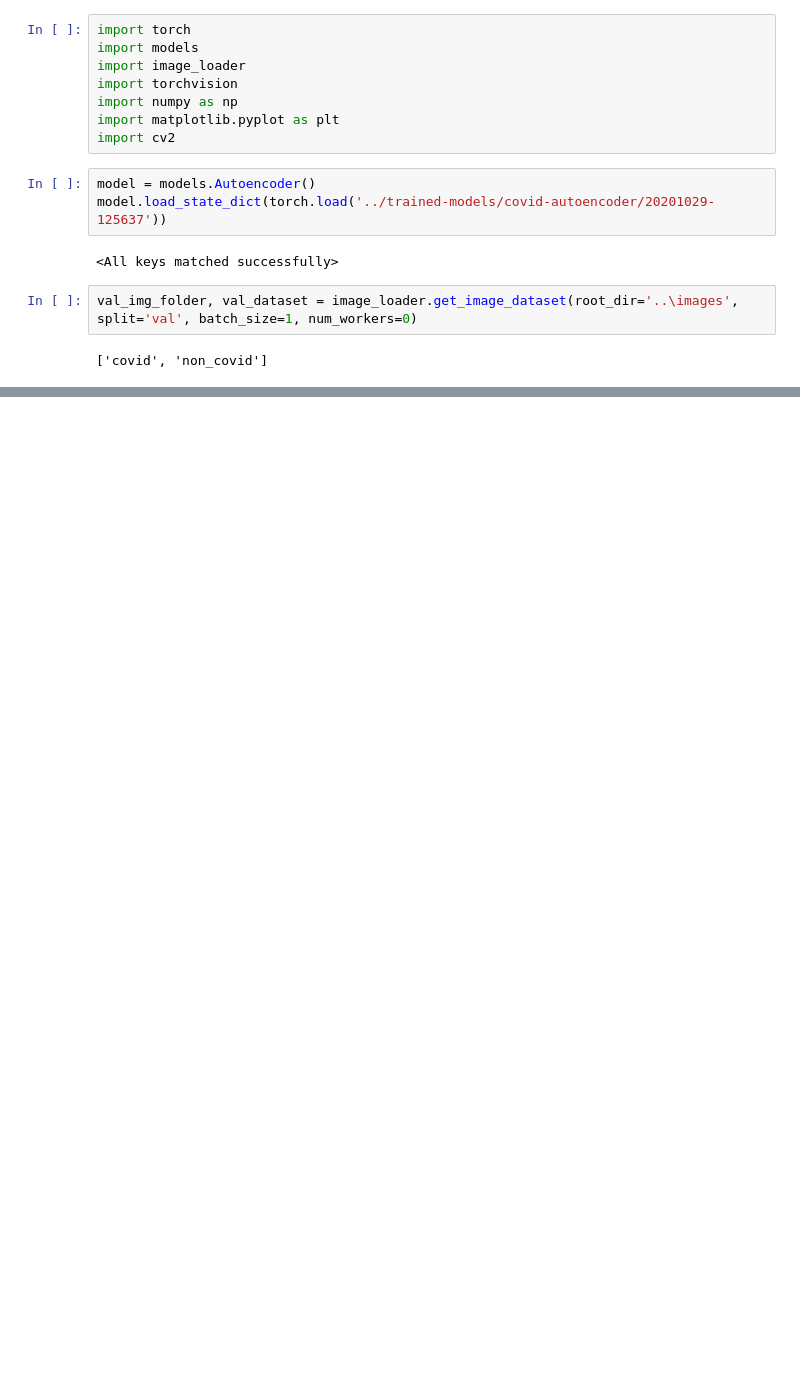
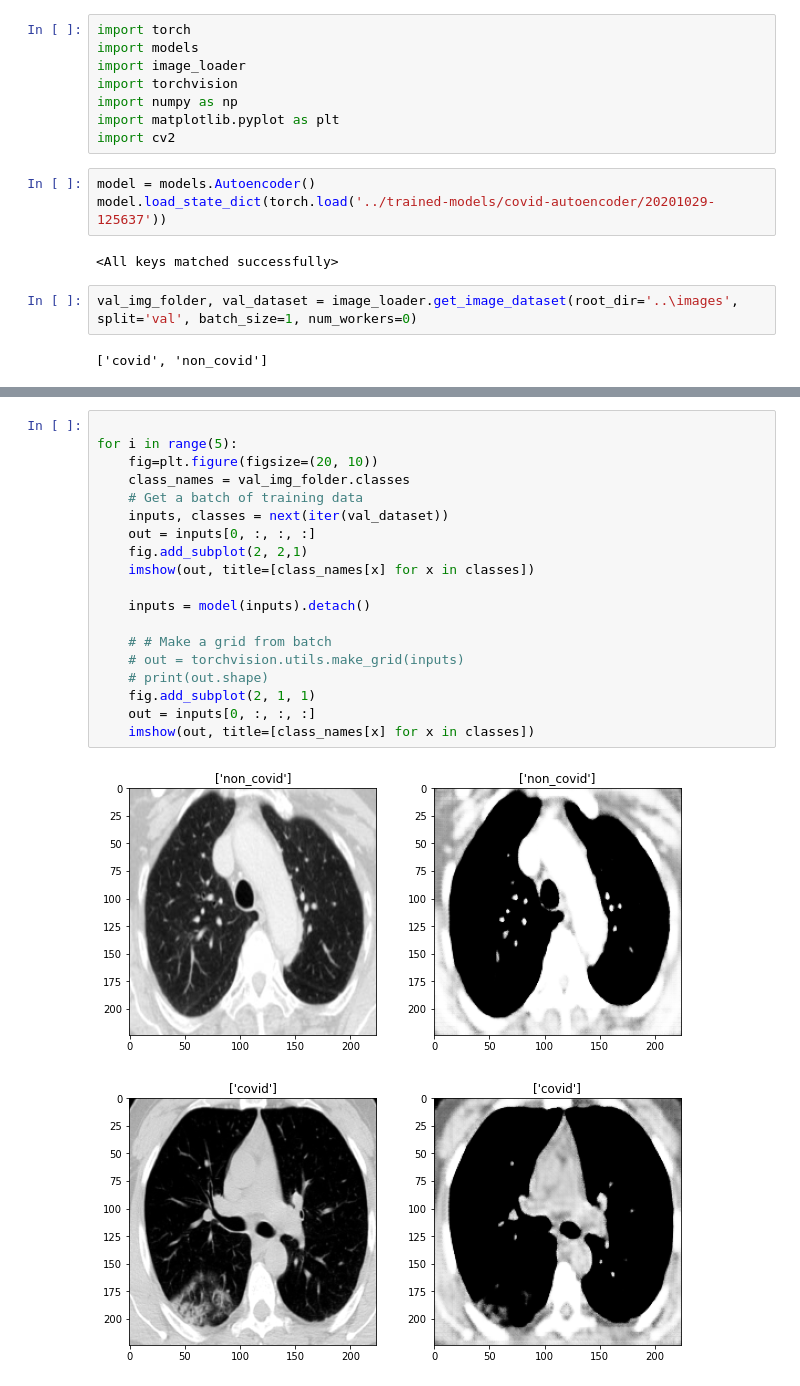
Before and after one commit to acoadmarmon/covid-autoencoder-cv, a Jupyter notebook: covid_autoencoder/model_results.ipynb, the cells around one changed output, grey strips where cells are left out. Saved outputs shown, nothing was run; the diff lists cells and outputs as text; blank space fills up the shorter version.

Commit message:
created visualizable outputs

```diff
--- a/covid_autoencoder/model_results.ipynb
+++ b/covid_autoencoder/model_results.ipynb
@@ -49,0 +50,22 @@ imshow(out, title=[class_names[x] for x in classes])
+# %%
+
+for i in range(5):
+    fig=plt.figure(figsize=(20, 10))
+    class_names = val_img_folder.classes
+    # Get a batch of training data
+    inputs, classes = next(iter(val_dataset))
+    out = inputs[0, :, :, :]
+    fig.add_subplot(2, 2,1)
+    imshow(out, title=[class_names[x] for x in classes])
+
+    inputs = model(inputs).detach()
+
+    # # Make a grid from batch
+    # out = torchvision.utils.make_grid(inputs)
+    # print(out.shape)
+    fig.add_subplot(2, 1, 1)
+    out = inputs[0, :, :, :]
+    imshow(out, title=[class_names[x] for x in classes])
+# %% [output]
+[figure, added]
+[figure, added]
```
Also changed, not shown: parts of 4 cells of this notebook, 11 other files.
